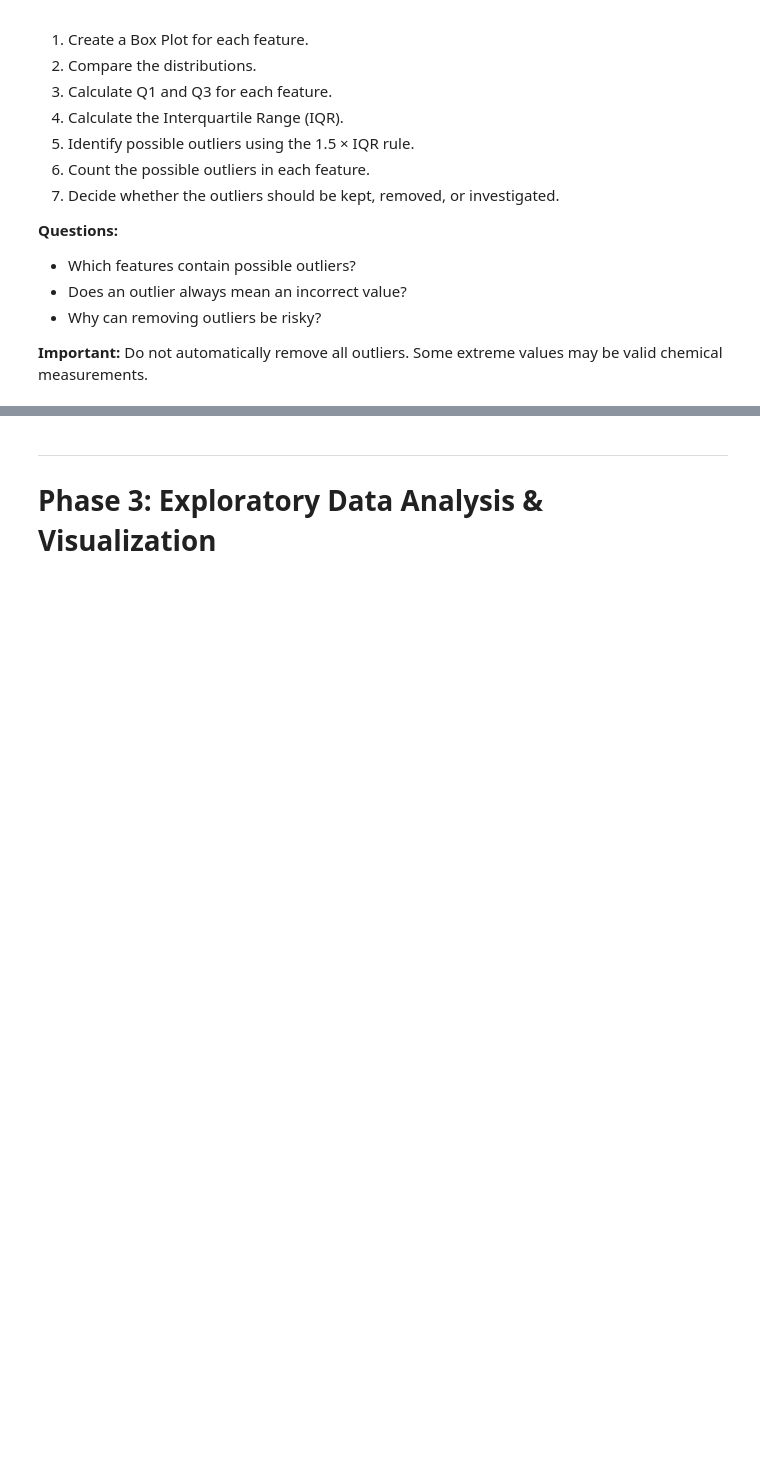
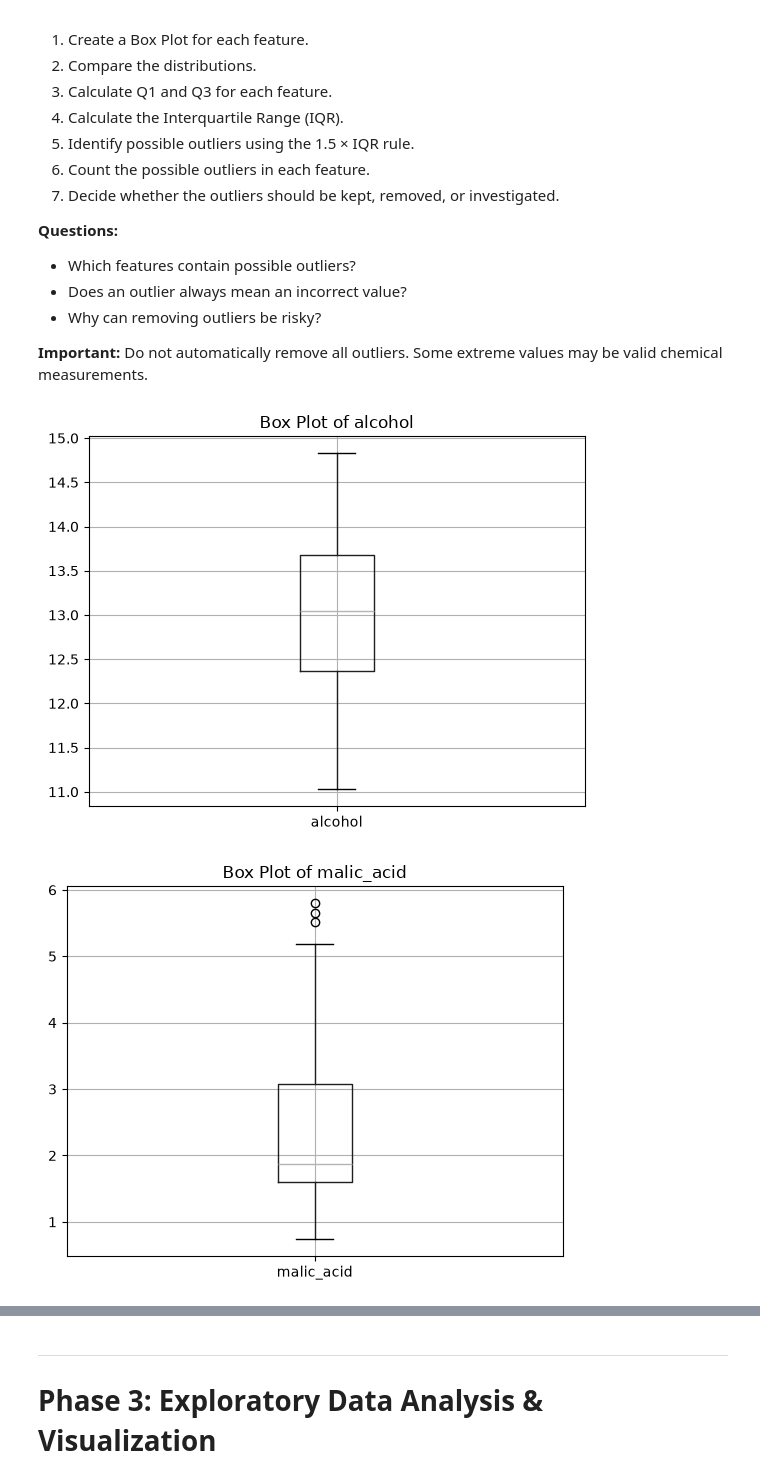
Before and after one commit to alaawaleed712-a11y/DEPI_Task, a Jupyter notebook: Data_Visualization_session_2_Tasks.ipynb, the cells around one changed output, grey strips where cells are left out. Saved outputs shown, nothing was run; the diff lists cells and outputs as text; code cells hidden in the pictures; blank space fills up the shorter version.

```diff
--- a/Data_Visualization_session_2_Tasks.ipynb
+++ b/Data_Visualization_session_2_Tasks.ipynb
@@ -257,3 +370,15 @@ Use these numerical columns:
 - Why can removing outliers be risky?
 
 **Important:** Do not automatically remove all outliers. Some extreme values may be valid chemical measurements.
+# %%
+import matplotlib.pyplot as plt
+
+features = df.columns
+
+for col in features:
+    df.boxplot(column=col)
+    plt.title(f"Box Plot of {col}")
+    plt.show()
+# %% [output]
+[figure, added]
+[figure, added]
```
Also changed, not shown: parts of 13 cells of this notebook.
